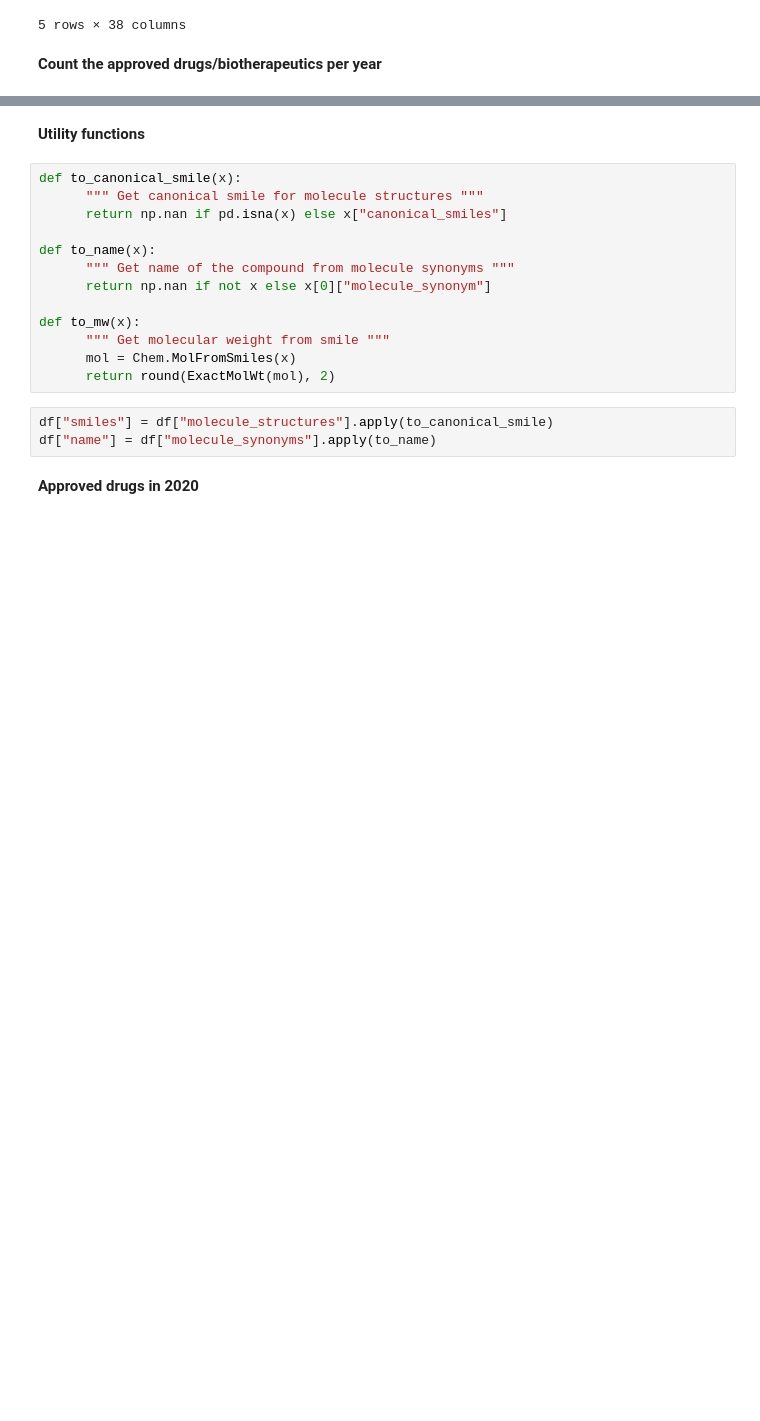
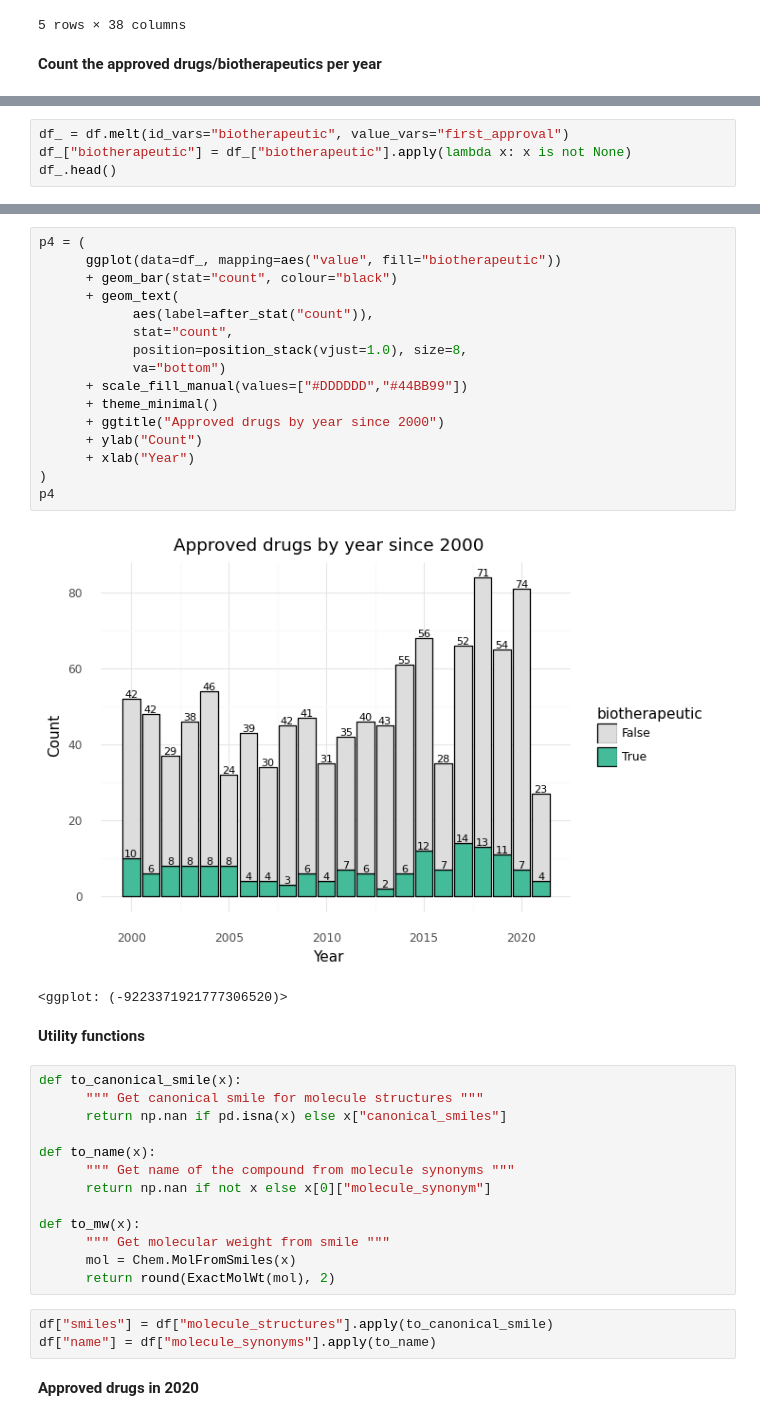
Before and after one commit to enricocid/python-scientific-exercises, a Jupyter notebook: chem_approved_drugs.ipynb, the cells around one changed output, grey strips where cells are left out. Drawn from its saved outputs; the diff is of its cells as text; blank space fills up the shorter version.

Commit message:
chem_approved_drugs: use plotnine (ggplot)
Signed-off-by: enricocid <enrico2588@gmail.com>

```diff
--- a/chem_approved_drugs.ipynb
+++ b/chem_approved_drugs.ipynb
@@ -66,0 +47,4 @@ plt.show()
+# %%
+df_ = df.melt(id_vars="biotherapeutic", value_vars="first_approval")
+df_["biotherapeutic"] = df_["biotherapeutic"].apply(lambda x: x is not None)
+df_.head()
@@ -67,3 +58,22 @@ plt.show()
+# %%
+p4 = (
+      ggplot(data=df_, mapping=aes("value", fill="biotherapeutic"))
+      + geom_bar(stat="count", colour="black")
+      + geom_text(
+            aes(label=after_stat("count")),
+            stat="count",
+            position=position_stack(vjust=1.0), size=8,
+            va="bottom")
+      + scale_fill_manual(values=["#DDDDDD","#44BB99"])
+      + theme_minimal()
+      + ggtitle("Approved drugs by year since 2000")
+      + ylab("Count")
+      + xlab("Year")
+)
+p4
+# %% [output]
+[figure, added]
+<ggplot: (-9223371921777306520)>
 # %% [markdown]
 **Utility functions**
 # %%
```
Also changed, not shown: parts of 3 cells of this notebook.
